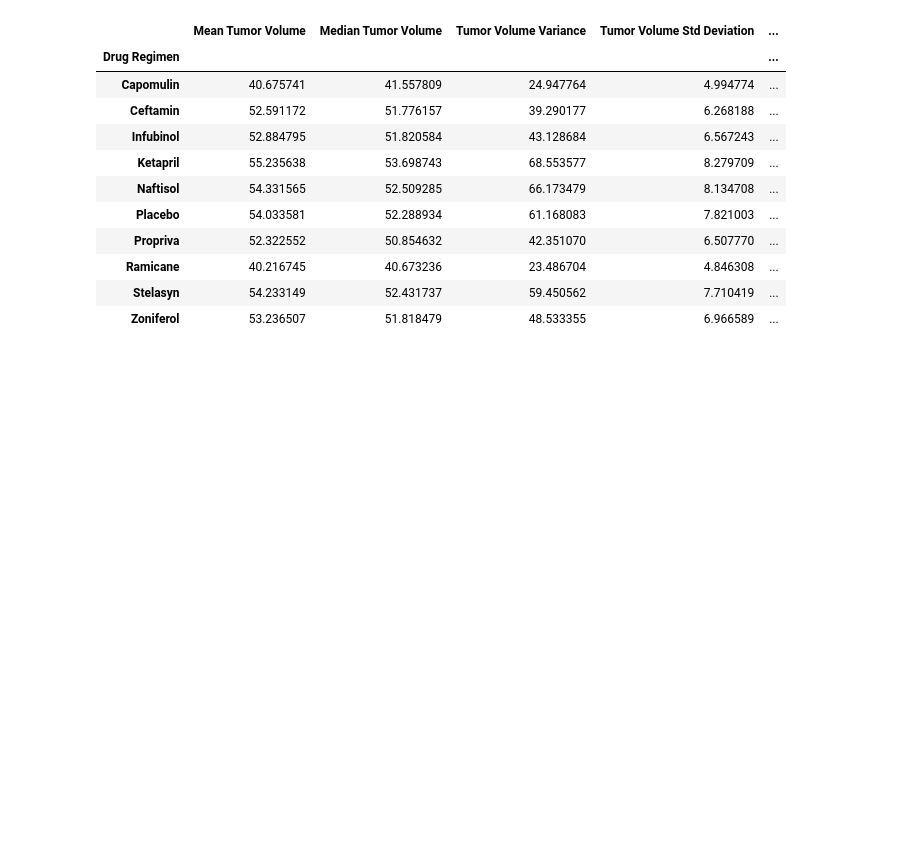
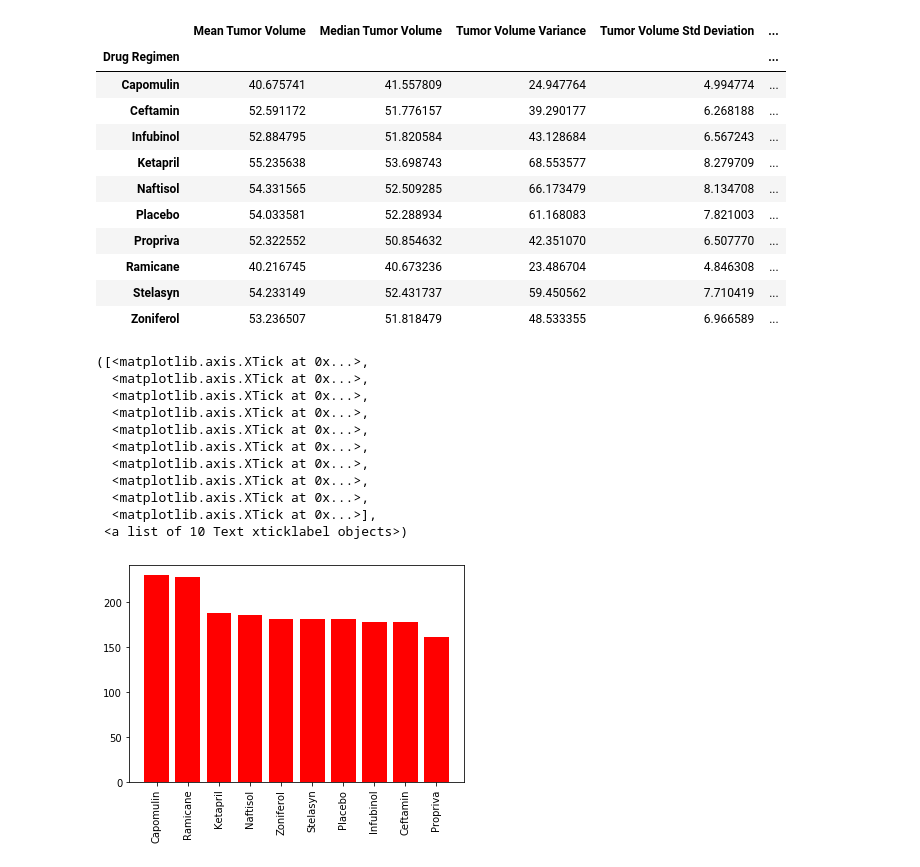
Before and after one commit to derrikdennis/matplotlib-challenge, a Jupyter notebook: Pymaceuticals.ipynb, the cells around one changed output. Cells and saved outputs as stored; diff of their text form; code cells hidden in the pictures; blank space fills up the shorter version.

Commit message:
Adding in Bar and Pie Charts

```diff
--- a/Pymaceuticals.ipynb
+++ b/Pymaceuticals.ipynb
@@ -77,3 +67,23 @@ drug_stats_sum
 | Ramicane | 40.216745 | 40.673236 | 23.486704 | 4.846308 | ... |
 | Stelasyn | 54.233149 | 52.431737 | 59.450562 | 7.710419 | ... |
 | Zoniferol | 53.236507 | 51.818479 | 48.533355 | 6.966589 | ... |
+# %%
+count_drug_regimen = combined_data['Drug Regimen'].value_counts()
+reset_count_drug_regimen = count_drug_regimen.reset_index()
+x_axis = np.arange(len(count_drug_regimen))
+tick_locations = [value for value in x_axis]
+plt.bar(x_axis,count_drug_regimen, color = "r", align = "center")
+plt.xticks(tick_locations, reset_count_drug_regimen["index"], rotation = "vertical")
+# %% [output]
+([<matplotlib.axis.XTick at 0x...>,
+  <matplotlib.axis.XTick at 0x...>,
+  <matplotlib.axis.XTick at 0x...>,
+  <matplotlib.axis.XTick at 0x...>,
+  <matplotlib.axis.XTick at 0x...>,
+  <matplotlib.axis.XTick at 0x...>,
+  <matplotlib.axis.XTick at 0x...>,
+  <matplotlib.axis.XTick at 0x...>,
+  <matplotlib.axis.XTick at 0x...>,
+  <matplotlib.axis.XTick at 0x...>],
+ <a list of 10 Text xticklabel objects>)
+[figure, added]
```
Also changed, not shown: parts of 5 cells of this notebook.
